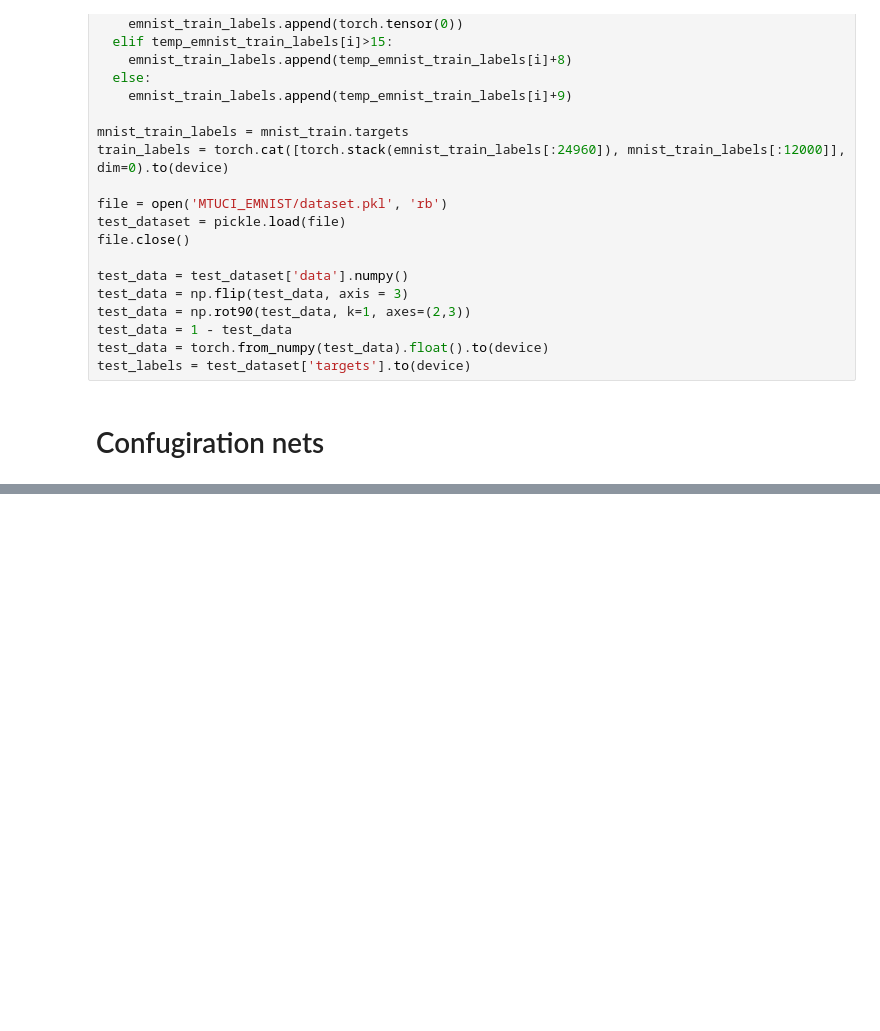
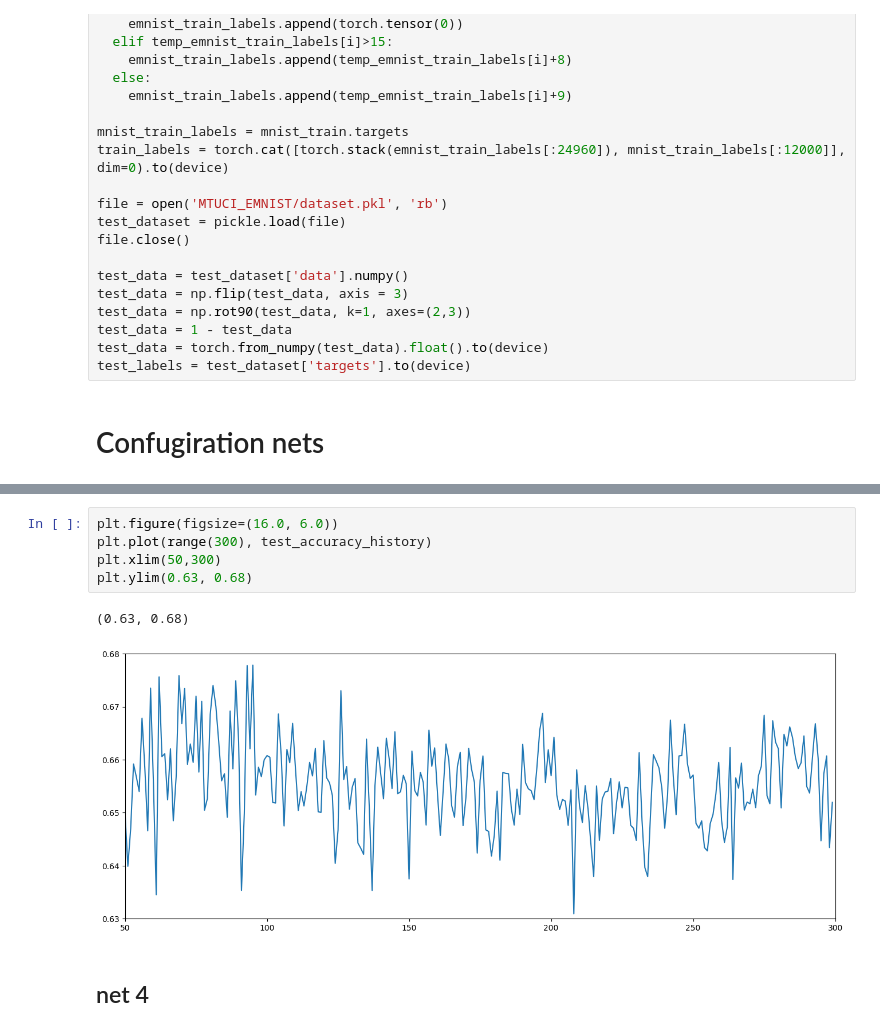
Before and after one commit to KORALLLL/MTUCI_EMNIST, a Jupyter notebook: notebooks/week2/ResearchOfDifferentConvLayers.ipynb, the cells around one changed output, grey strips where cells are left out. Saved outputs shown, nothing was run; the diff lists cells and outputs as text; blank space fills up the shorter version.

```diff
--- a/notebooks/week2/ResearchOfDifferentConvLayers.ipynb
+++ b/notebooks/week2/ResearchOfDifferentConvLayers.ipynb
@@ -978,0 +1406,10 @@ class Lenet1(torch.nn.Module):
+# %%
+plt.figure(figsize=(16.0, 6.0))
+plt.plot(range(300), test_accuracy_history)
+plt.xlim(50,300)
+plt.ylim(0.63, 0.68)
+# %% [output]
+(0.63, 0.68)
+[figure, added]
+# %% [markdown]
+## net 4
```
Also changed, not shown: parts of 35 cells of this notebook.
